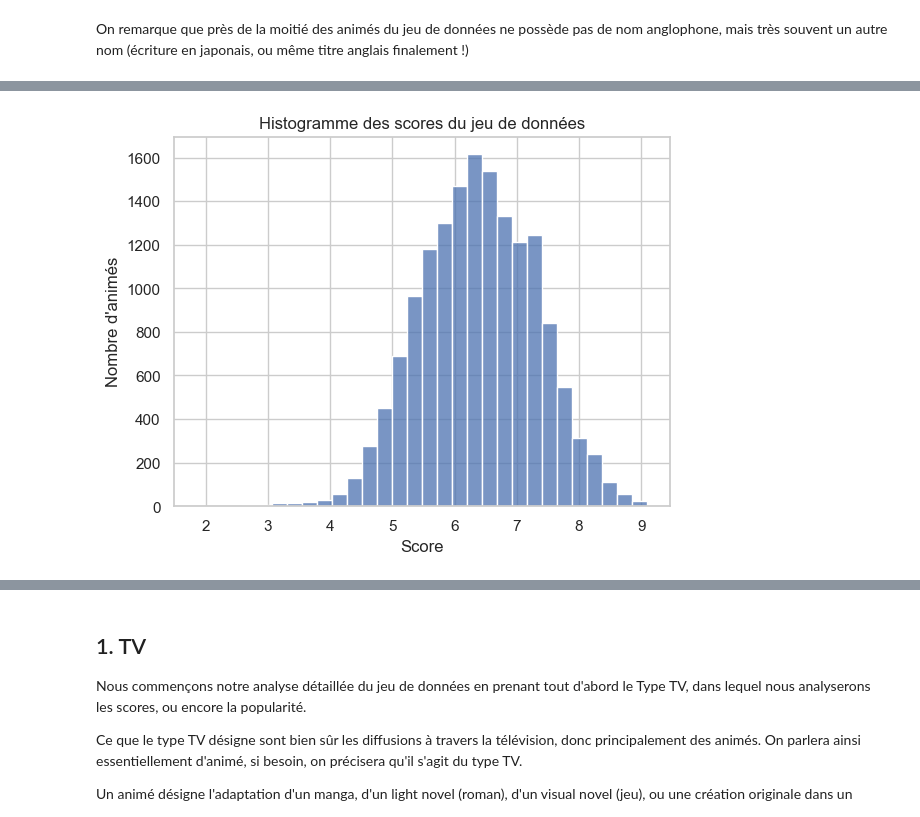
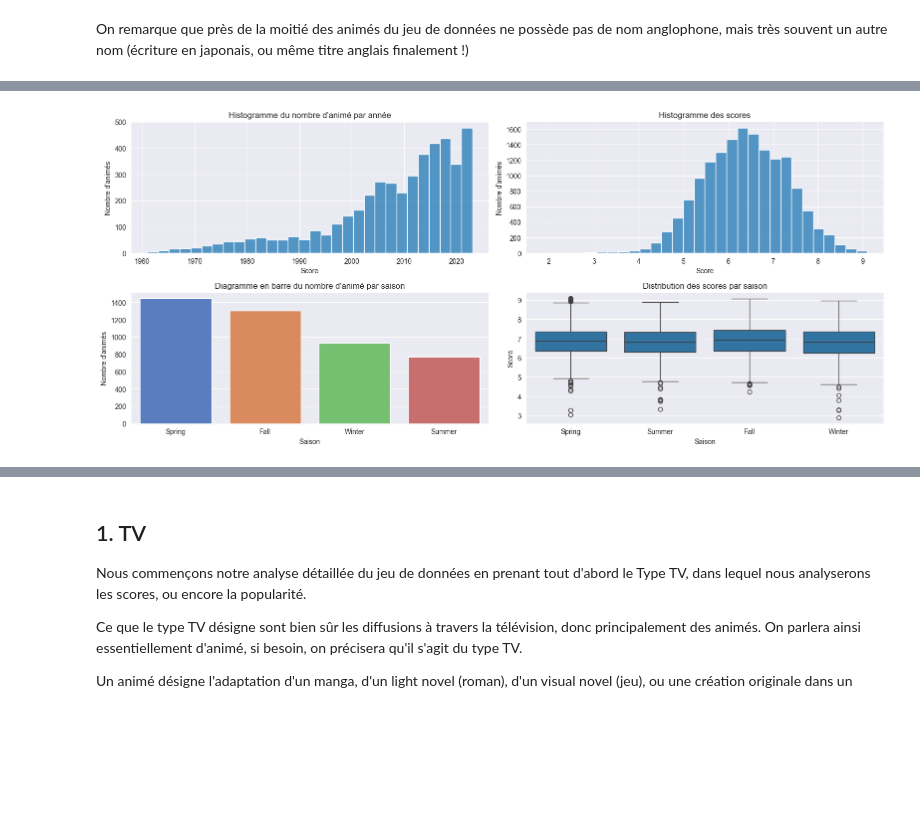
Before and after one commit to TAMINE-CYRIL/MyAnimeList-Analysis, a Jupyter notebook: notebook.ipynb, the cells around one changed output, grey strips where cells are left out. Cells and saved outputs as stored; diff of their text form; code cells hidden in the pictures; blank space fills up the shorter version.

Commit message:
Conversion de certaines colonnes en INT. Ajouts d'histogrammes. Nuages de points pour LN et VN.

```diff
--- a/notebook.ipynb
+++ b/notebook.ipynb
@@ -19,3 +20,10 @@ df = pd.read_csv("./data/anime-dataset-2023.csv")
 df = df.loc[(df["Score"] != "UNKNOWN") & (df["Type"] != "UNKNOWN")]
 df = df.drop(columns=["Producers", "Licensors", "Synopsis", "Image URL"])
 df["Source"] = df["Source"].replace("Unknown", "Other")
+df["Score"] = pd.to_numeric(df["Score"], errors="coerce")
+df["Episodes"] = pd.to_numeric(df["Episodes"], errors="coerce")
+df["Rank"] = pd.to_numeric(df["Rank"], errors="coerce")
+df["Scored By"] = pd.to_numeric(df["Scored By"], errors="coerce")
+
+# On supprime les doublons
+df = df.drop_duplicates()
@@ -109,8 +120,41 @@ df.tail()
 # %%
-sns.histplot(data=df, x="Score", bins=30)
-plt.title("Histogramme des scores du jeu de données")
-plt.xlabel("Score")
-plt.ylabel("Nombre d'animés")
+fig, axes = plt.subplots(2, 2, figsize=(16, 7))
+
+ax1 = axes[0, 0]
+ax2 = axes[0, 1]
+ax3 = axes[1, 0]
+ax4 = axes[1, 1]
+
+
+sns.histplot(data=df, ax=ax1, x="Year", bins=30)
+ax1.set_title("Histogramme du nombre d'animé par année")
+ax1.set_xlabel("Score")
+ax1.set_ylabel("Nombre d'animés")
+
+
+sns.histplot(data=df, ax=ax2, x="Score", bins=30)
+ax2.set_title("Histogramme des scores")
+ax2.set_xlabel("Score")
+ax2.set_ylabel("Nombre d'animés")
+
+
+counts_season = df["Season"].value_counts()
+df_counts = counts_season.reset_index()
+df_counts.columns = ["Season", "Counts"]
+
+sns.barplot(data=df_counts, ax=ax3, x="Season", y="Counts", hue="Season", legend=False, palette="muted")
+ax3.set_title("Diagramme en barre du nombre d'animé par saison")
+ax3.set_xlabel("Saison")
+ax3.set_ylabel("Nombre d'animés")
+
+
+sns.boxplot(data=df, x="Season", y="Score", ax=ax4)
+ax4.set_title("Distribution des scores par saison")
+ax4.set_xlabel("Saison")
+ax4.set_ylabel("Score")
+
+
+plt.tight_layout()
 plt.show()
 # %% [output]
-[figure, old version]
+[figure, new version]
```
Also changed, not shown: parts of 25 cells of this notebook.
